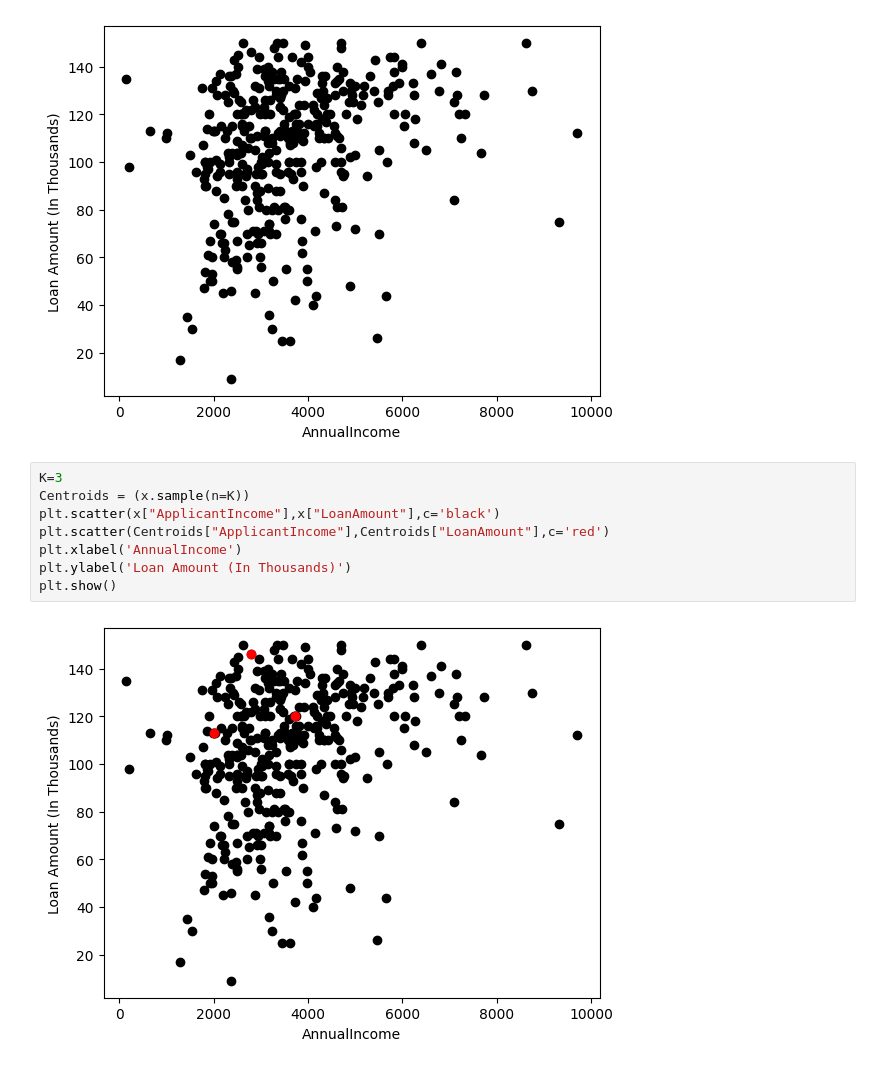
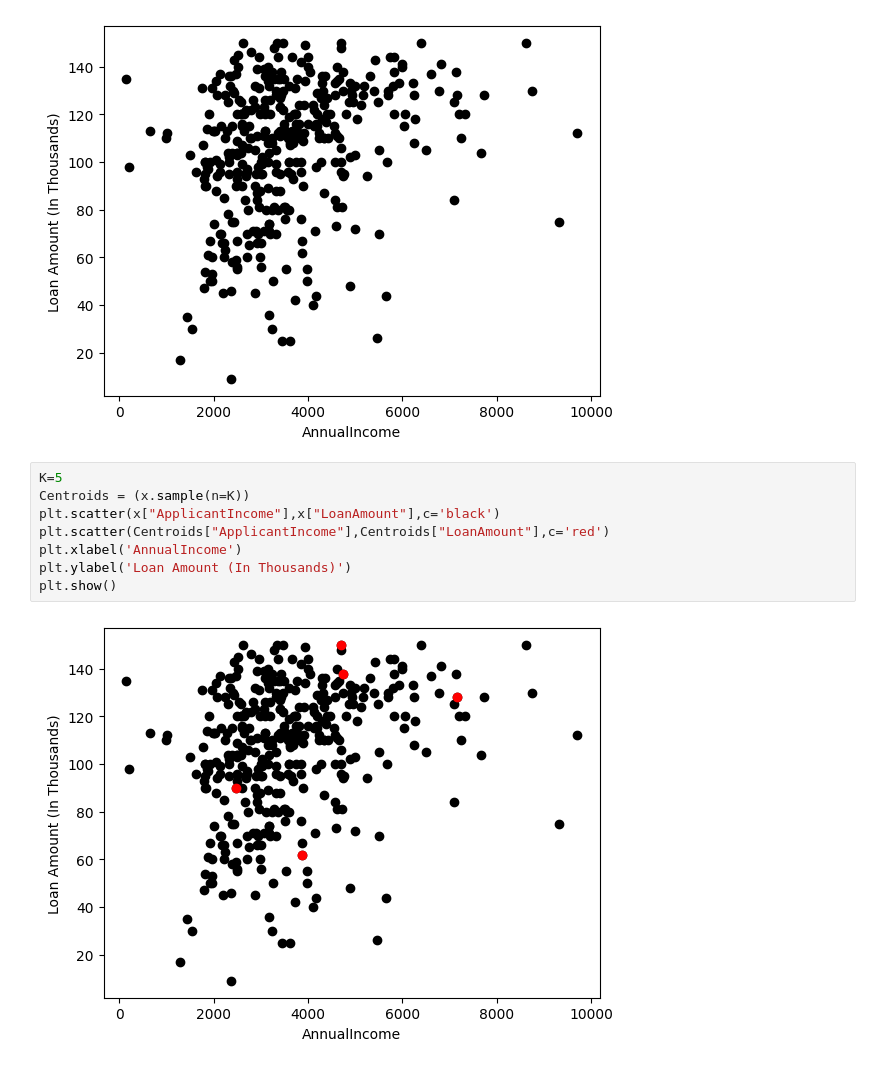
Before and after one commit to TejasRaundal/Machine-Learning-SCOE, a Jupyter notebook: Assignment 9/kMeans.ipynb, the cells around one changed output. Saved outputs shown, nothing was run; the diff lists cells and outputs as text.

```diff
--- a/Assignment 9/kMeans.ipynb
+++ b/Assignment 9/kMeans.ipynb
@@ -24,15 +24,15 @@ plt.show()
 # %% [output]
 [figure]
 # %%
-K=3
+K=5
 Centroids = (x.sample(n=K))
 plt.scatter(x["ApplicantIncome"],x["LoanAmount"],c='black')
 plt.scatter(Centroids["ApplicantIncome"],Centroids["LoanAmount"],c='red')
 plt.xlabel('AnnualIncome')
 plt.ylabel('Loan Amount (In Thousands)')
 plt.show()
 # %% [output]
-[figure, old version]
+[figure, new version]
 # %%
 diff = 1
 j=0
```
Also changed, not shown: parts of 2 cells of this notebook.
